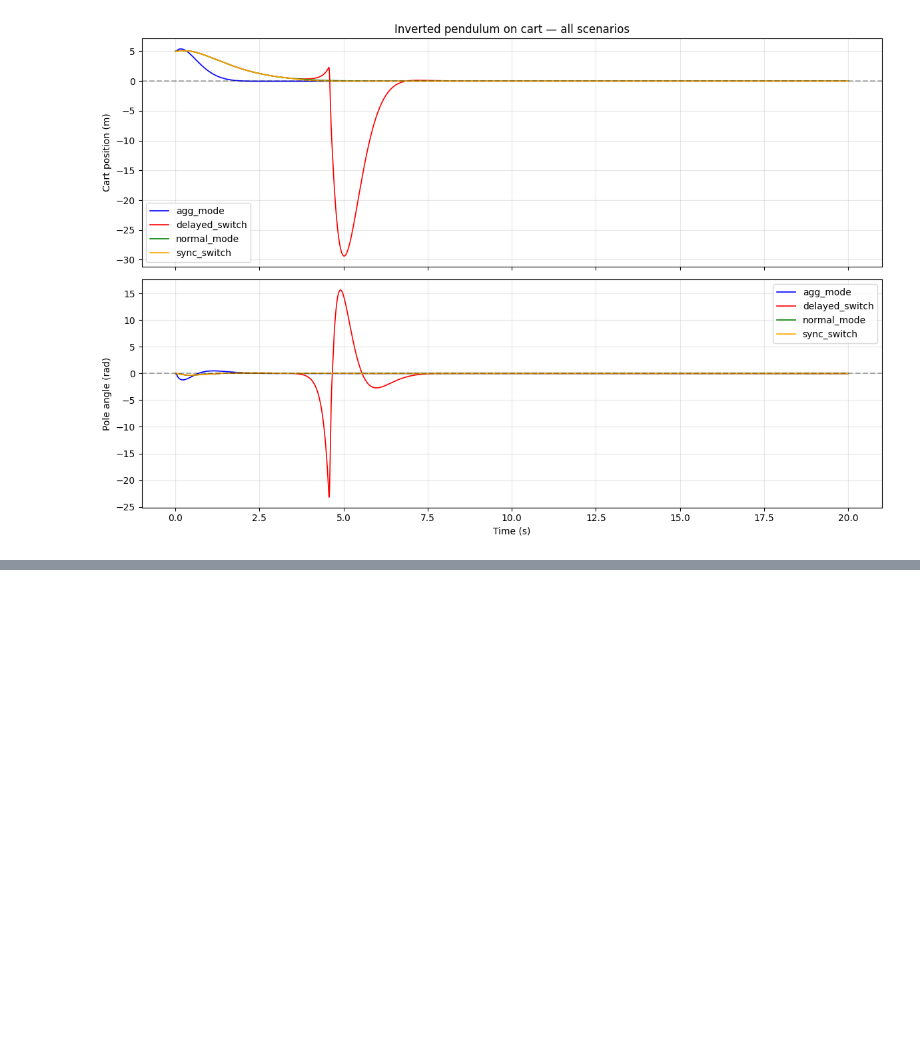
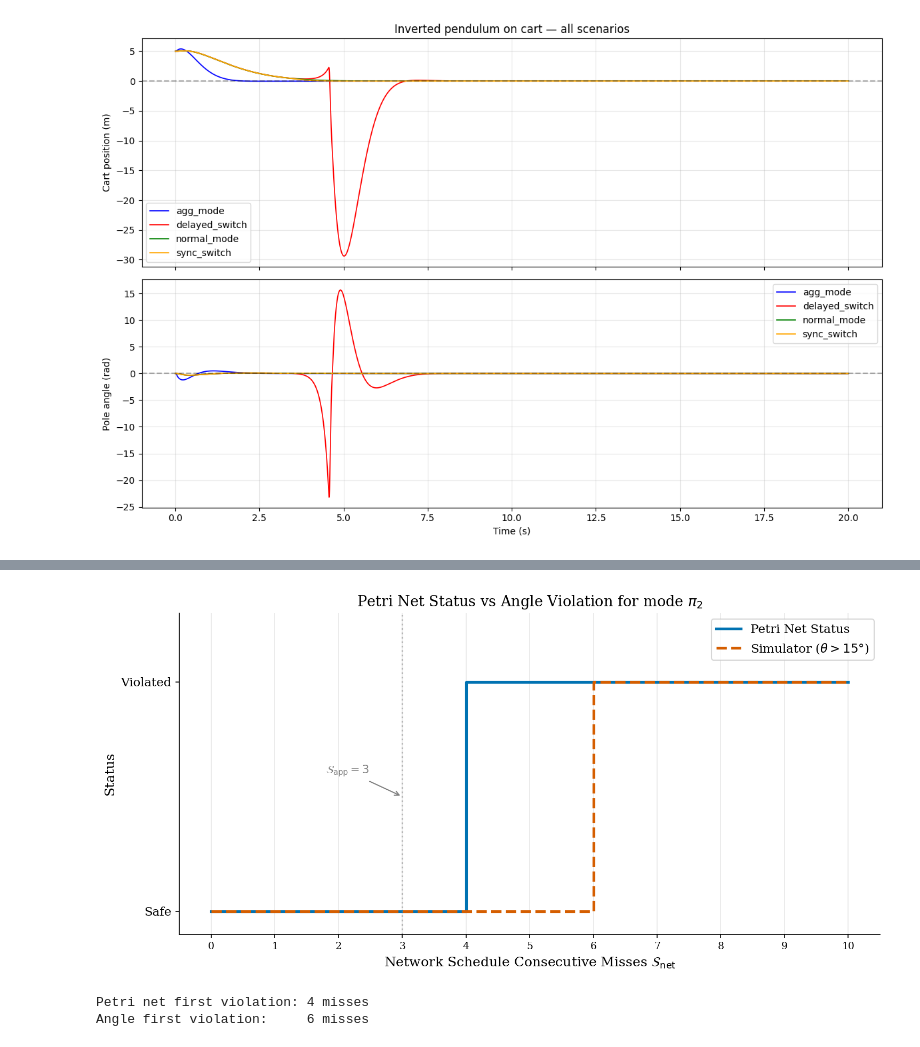
Before and after one commit to kss682/co-design-framework, a Jupyter notebook: confidence_plot.ipynb, the cells around one changed output, grey strips where cells are left out. Cells and saved outputs as stored; diff of their text form; code cells hidden in the pictures; blank space fills up the shorter version.

```diff
--- a/confidence_plot.ipynb
+++ b/confidence_plot.ipynb
@@ -179,0 +234,7 @@ Angle first violation: 5 misses
+# %%
+# Mode 2
+independent_mode_plot('benchmark/pattern_results_20260505_222156.csv', 3)
+# %% [output]
+[figure, added]
+Petri net first violation: 4 misses
+Angle first violation:     6 misses
```
Also changed, not shown: parts of 10 cells of this notebook.
